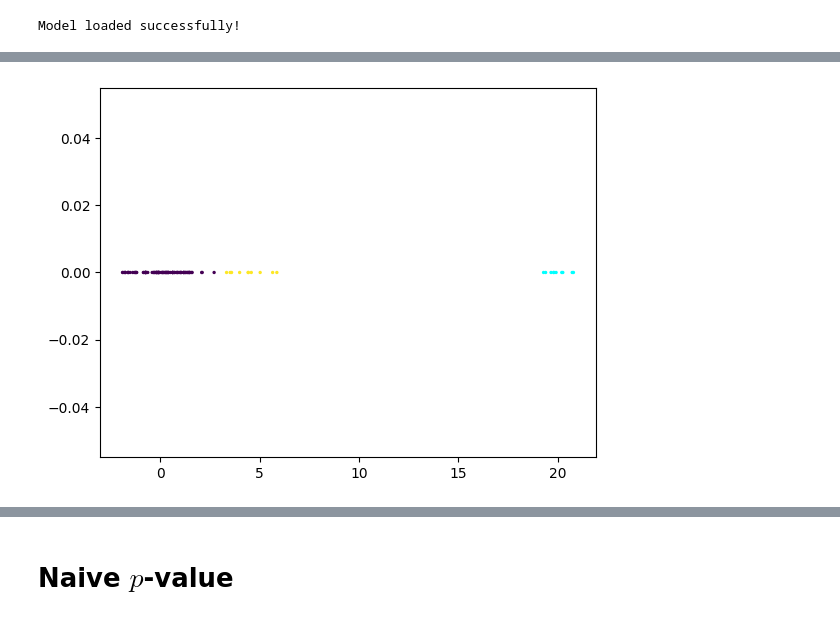
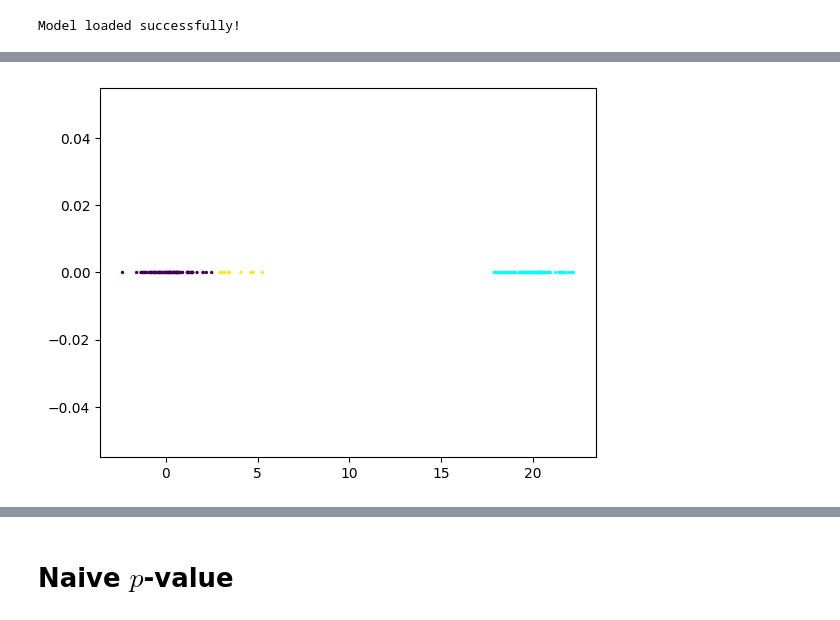
Before and after one commit to NT-Loi/SI_WDGRL, a Jupyter notebook: run.ipynb, the cells around one changed output, grey strips where cells are left out. Saved outputs shown, nothing was run; the diff lists cells and outputs as text; code cells hidden in the pictures.

```diff
--- a/run.ipynb
+++ b/run.ipynb
@@ -223,19 +236,19 @@ Model loaded successfully!
 # %%
 import matplotlib.pyplot as plt
 
 """Create synthetic dataset and dataloaders for domain adaptation."""
 # Create datasets
-ns, nt, d = 100, 10, 1
+ns, nt, d = 100, 100, 1
 mu_s, mu_t = 0, 20
 delta_s, delta_t = 4, 0
 xs, ys = gen_data(mu_s, delta_s, ns, d)
 xt, yt = gen_data(mu_t, delta_t, nt, d)
 
 plt.scatter(xs[:, 0], np.zeros_like(xs[:, 0]), c=ys, cmap='viridis', s=2)
 plt.scatter(xt[:, 0], np.zeros_like(xt[:, 0]), c=yt, cmap='cool', s=2)
 plt.show()
 # %% [output]
-[figure, old version]
+[figure, new version]
 # %%
 xs = torch.FloatTensor(xs)
 ys = torch.LongTensor(ys)
```
Also changed, not shown: parts of 17 cells of this notebook, 1 other file.
